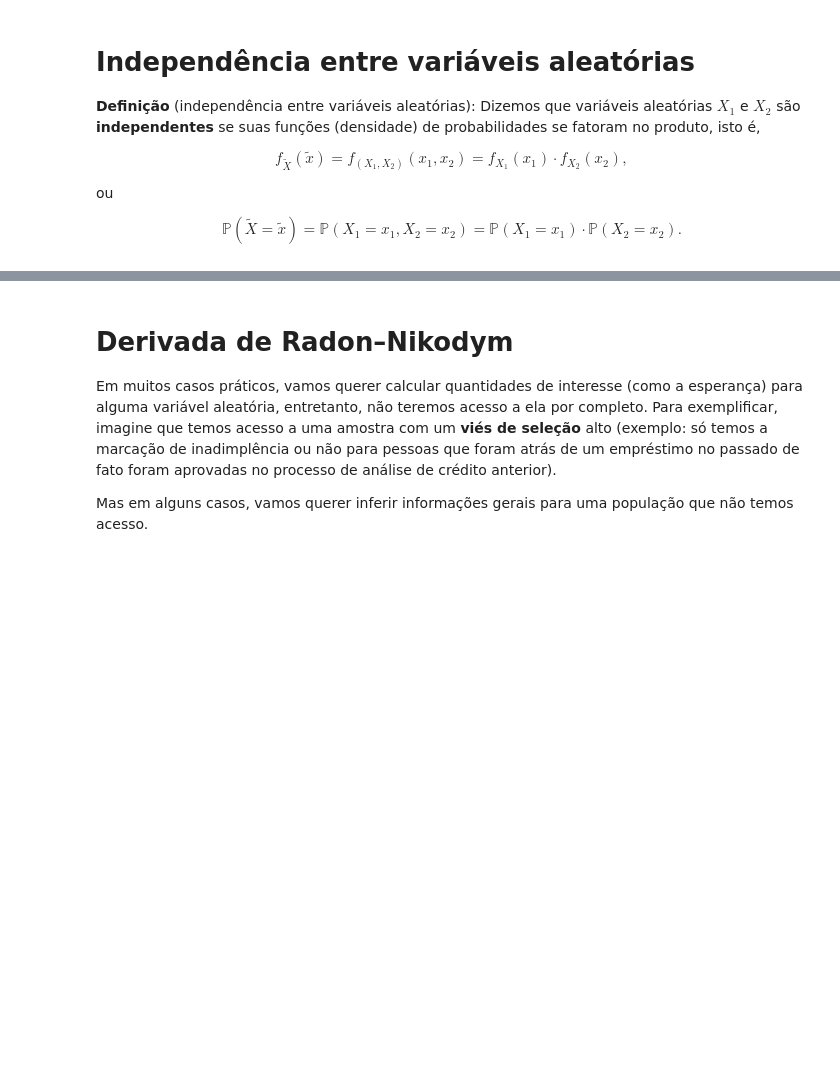
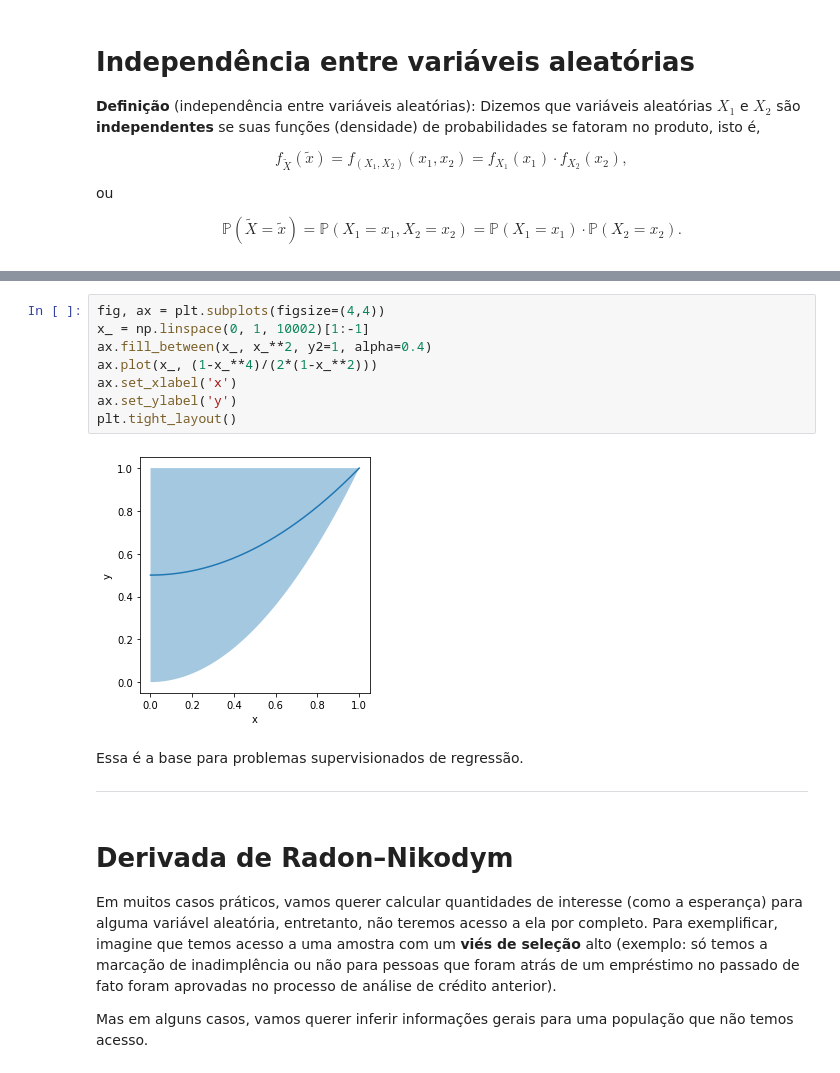
Before and after one commit to vitaliset/talks, a Jupyter notebook: Training_DataLab_2022_08_31/Probabilidade.ipynb, the cells around one changed output, grey strips where cells are left out. Drawn from its saved outputs; the diff is of its cells as text; blank space fills up the shorter version.

```diff
--- a/Training_DataLab_2022_08_31/Probabilidade.ipynb
+++ b/Training_DataLab_2022_08_31/Probabilidade.ipynb
@@ -370,3 +424,17 @@ ___
+# %%
+fig, ax = plt.subplots(figsize=(4,4))
+x_ = np.linspace(0, 1, 10002)[1:-1]
+ax.fill_between(x_, x_**2, y2=1, alpha=0.4)
+ax.plot(x_, (1-x_**4)/(2*(1-x_**2)))
+ax.set_xlabel('x')
+ax.set_ylabel('y')
+plt.tight_layout()
+# %% [output]
+[figure, added]
+# %% [markdown]
+Essa é a base para problemas supervisionados de regressão.
+
+___
 # %% [markdown]
 # Derivada de Radon–Nikodym
 
```
Also changed, not shown: parts of 21 cells of this notebook, 1 other file.
